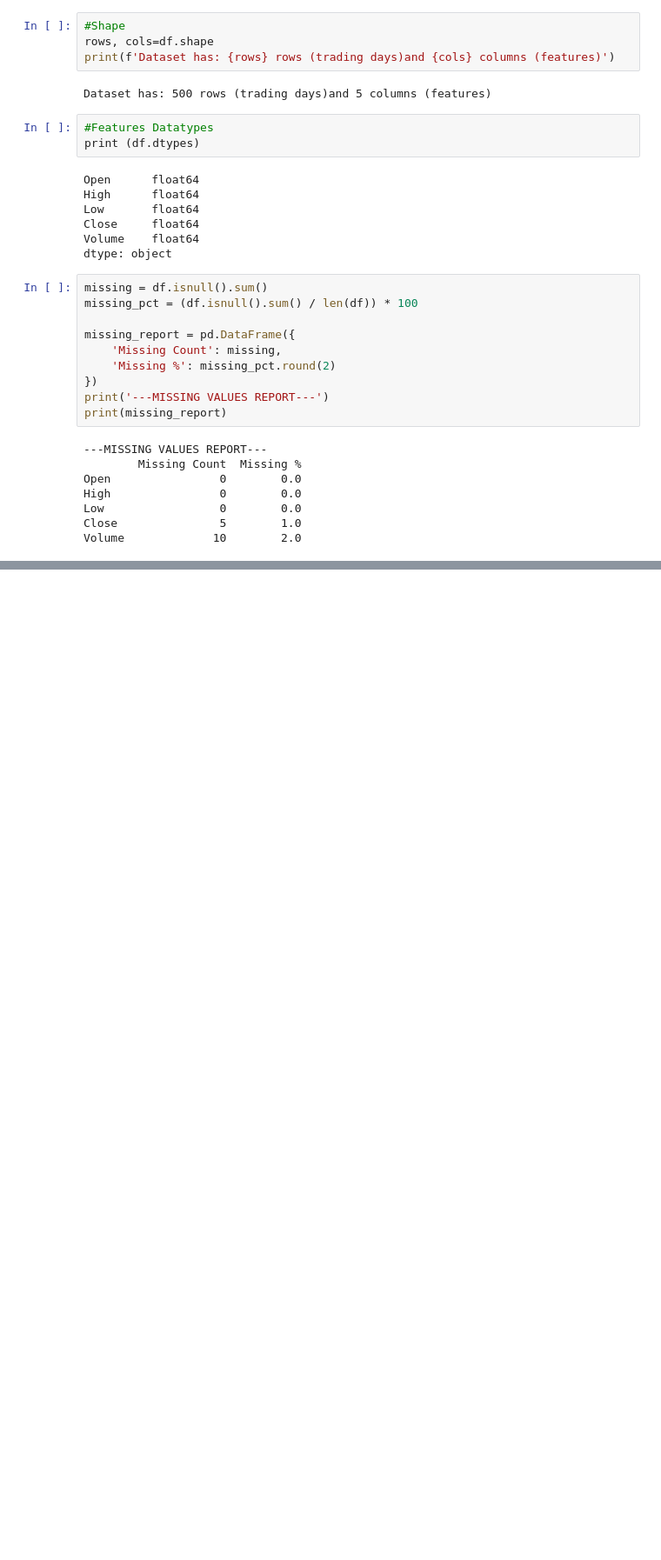
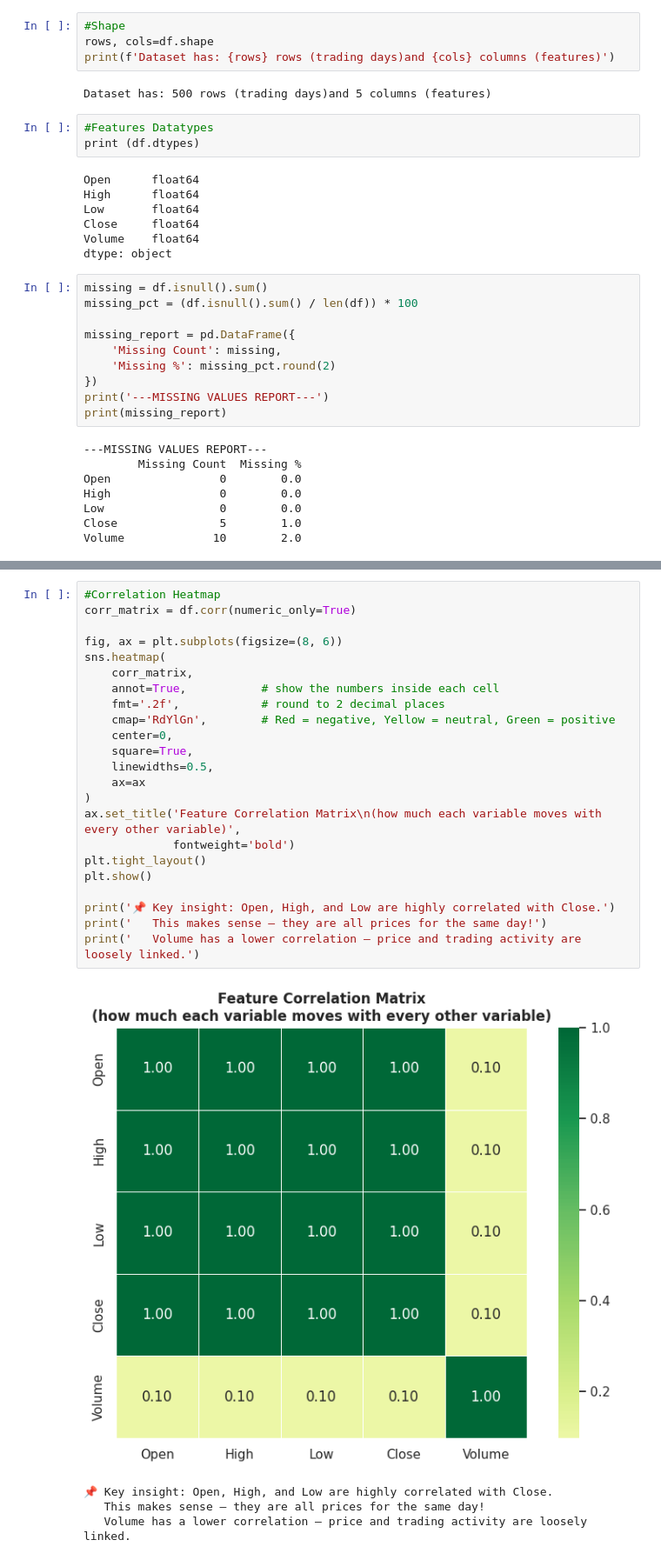
Before and after one commit to arapkorir1/ml-mastery-portfolio, a Jupyter notebook: notebooks/01_Phase1_XAUUSD_Regression.ipynb, the cells around one changed output, grey strips where cells are left out. Shown at 87% size. Cells and saved outputs as stored; diff of their text form; blank space fills up the shorter version.

```diff
--- a/notebooks/01_Phase1_XAUUSD_Regression.ipynb
+++ b/notebooks/01_Phase1_XAUUSD_Regression.ipynb
@@ -97,0 +162,28 @@ max    2181.27  2196.30  2180.29  2182.40  199664.00
+# %%
+#Correlation Heatmap
+corr_matrix = df.corr(numeric_only=True)
+
+fig, ax = plt.subplots(figsize=(8, 6))
+sns.heatmap(
+    corr_matrix,
+    annot=True,           # show the numbers inside each cell
+    fmt='.2f',            # round to 2 decimal places
+    cmap='RdYlGn',        # Red = negative, Yellow = neutral, Green = positive
+    center=0,
+    square=True,
+    linewidths=0.5,
+    ax=ax
+)
+ax.set_title('Feature Correlation Matrix\n(how much each variable moves with every other variable)',
+             fontweight='bold')
+plt.tight_layout()
+plt.show()
+
+print('📌 Key insight: Open, High, and Low are highly correlated with Close.')
+print('   This makes sense — they are all prices for the same day!')
+print('   Volume has a lower correlation — price and trading activity are loosely linked.')
+# %% [output]
+[figure, added]
+📌 Key insight: Open, High, and Low are highly correlated with Close.
+   This makes sense — they are all prices for the same day!
+   Volume has a lower correlation — price and trading activity are loosely linked.
```
Also changed, not shown: parts of 8 cells of this notebook.
